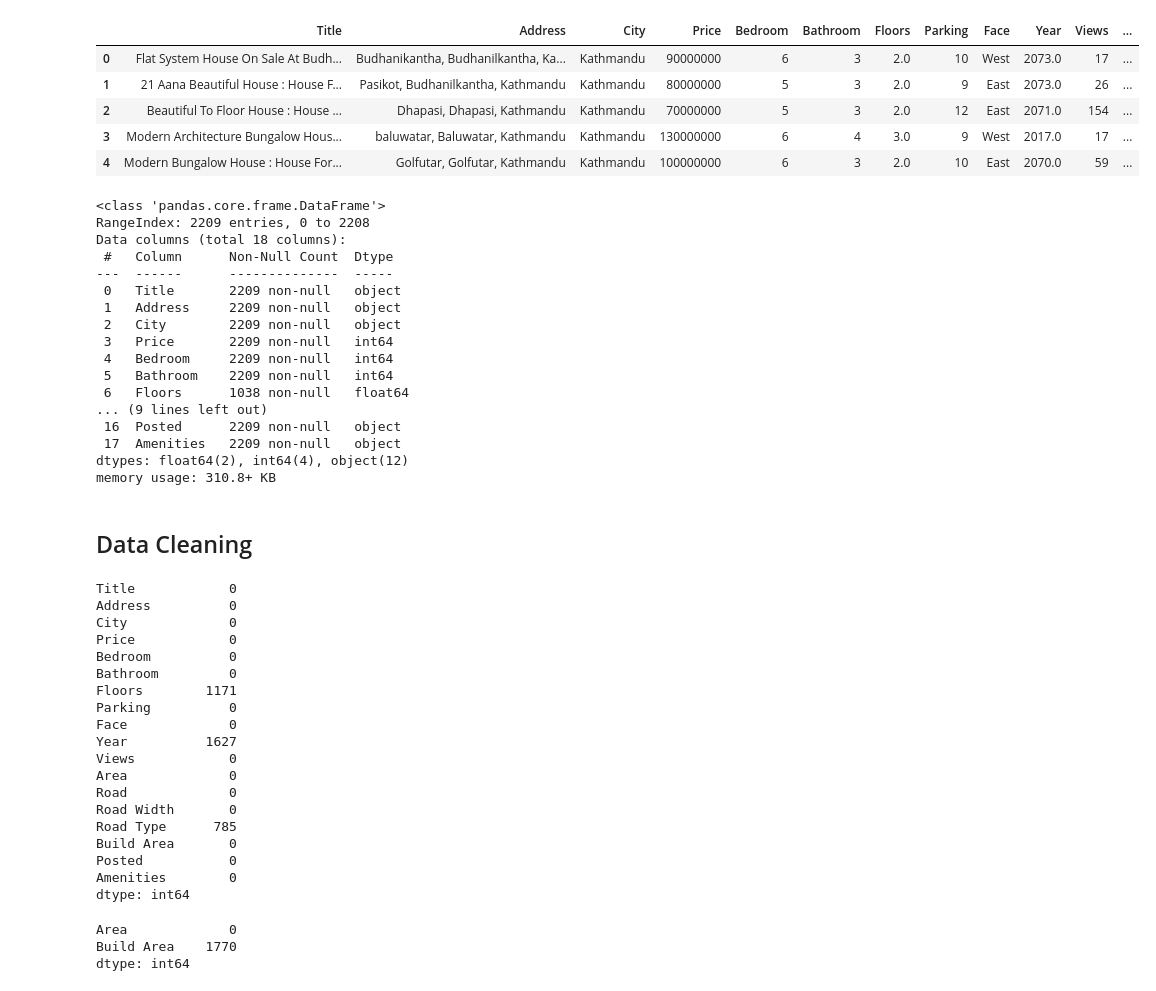
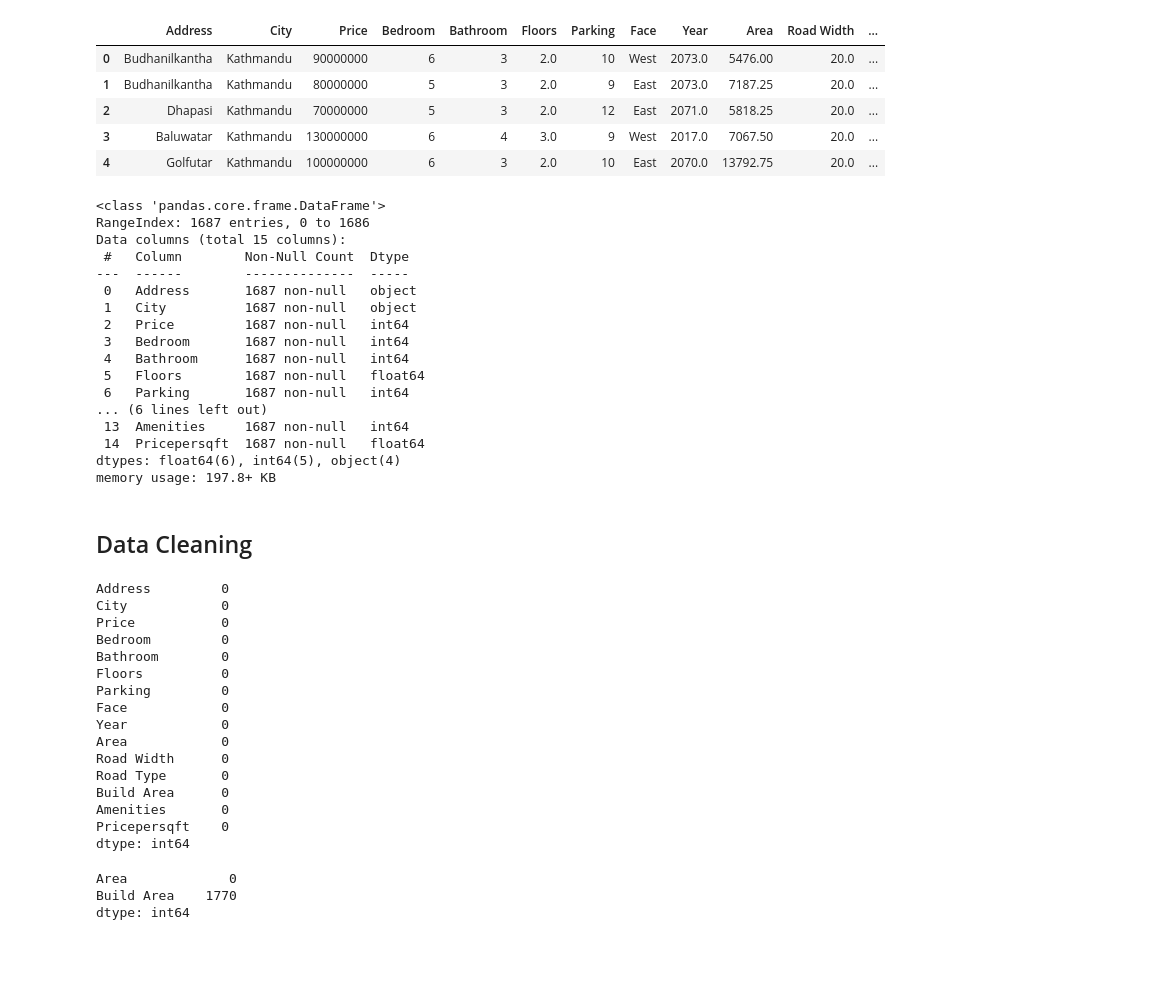
Before and after one commit to thenaivekid/House-Price-Prediction, a Jupyter notebook: housingPricePrediction.ipynb, the cells around one changed output. Cells and saved outputs as stored; diff of their text form; code cells hidden in the pictures; blank space fills up the shorter version.

```diff
--- a/housingPricePrediction.ipynb
+++ b/housingPricePrediction.ipynb
@@ -17,58 +14,55 @@ The tensorboard extension is already loaded. To reload it, use:
 # for tracking
 from tensorflow.keras.callbacks import TensorBoard
 # %%
-df = pd.read_csv('2020-4-27.csv')
+df = pd.read_csv('clean_data.csv')
 df.head()
 # %% [output]
-|  | Title | Address | City | Price | Bedroom | Bathroom | Floors | Parking | Face | Year | Views | ... |
-| 0 | Flat System House On Sale At Budh... | Budhanikantha, Budhanilkantha, Ka... | Kathmandu | 90000000 | 6 | 3 | 2.0 | 10 | West | 2073.0 | 17 | ... |
-| 1 | 21 Aana Beautiful House : House F... | Pasikot, Budhanilkantha, Kathmandu | Kathmandu | 80000000 | 5 | 3 | 2.0 | 9 | East | 2073.0 | 26 | ... |
-| 2 | Beautiful To Floor House : House ... | Dhapasi, Dhapasi, Kathmandu | Kathmandu | 70000000 | 5 | 3 | 2.0 | 12 | East | 2071.0 | 154 | ... |
-| 3 | Modern Architecture Bungalow Hous... | baluwatar, Baluwatar, Kathmandu | Kathmandu | 130000000 | 6 | 4 | 3.0 | 9 | West | 2017.0 | 17 | ... |
-| 4 | Modern Bungalow House : House For... | Golfutar, Golfutar, Kathmandu | Kathmandu | 100000000 | 6 | 3 | 2.0 | 10 | East | 2070.0 | 59 | ... |
+|  | Address | City | Price | Bedroom | Bathroom | Floors | Parking | Face | Year | Area | Road Width | ... |
+| 0 | Budhanilkantha | Kathmandu | 90000000 | 6 | 3 | 2.0 | 10 | West | 2073.0 | 5476.00 | 20.0 | ... |
+| 1 | Budhanilkantha | Kathmandu | 80000000 | 5 | 3 | 2.0 | 9 | East | 2073.0 | 7187.25 | 20.0 | ... |
+| 2 | Dhapasi | Kathmandu | 70000000 | 5 | 3 | 2.0 | 12 | East | 2071.0 | 5818.25 | 20.0 | ... |
+| 3 | Baluwatar | Kathmandu | 130000000 | 6 | 4 | 3.0 | 9 | West | 2017.0 | 7067.50 | 20.0 | ... |
+| 4 | Golfutar | Kathmandu | 100000000 | 6 | 3 | 2.0 | 10 | East | 2070.0 | 13792.75 | 20.0 | ... |
 # %%
 df.info()
 # %% [output]
 <class 'pandas.core.frame.DataFrame'>
-RangeIndex: 2209 entries, 0 to 2208
-Data columns (total 18 columns):
- #   Column      Non-Null Count  Dtype
----  ------      --------------  -----
- 0   Title       2209 non-null   object
- 1   Address     2209 non-null   object
- 2   City        2209 non-null   object
- 3   Price       2209 non-null   int64
- 4   Bedroom     2209 non-null   int64
- 5   Bathroom    2209 non-null   int64
- 6   Floors      1038 non-null   float64
-... (9 lines left out)
- 16  Posted      2209 non-null   object
- 17  Amenities   2209 non-null   object
-dtypes: float64(2), int64(4), object(12)
-memory usage: 310.8+ KB
+RangeIndex: 1687 entries, 0 to 1686
+Data columns (total 15 columns):
+ #   Column        Non-Null Count  Dtype
+---  ------        --------------  -----
+ 0   Address       1687 non-null   object
+ 1   City          1687 non-null   object
+ 2   Price         1687 non-null   int64
+ 3   Bedroom       1687 non-null   int64
+ 4   Bathroom      1687 non-null   int64
+ 5   Floors        1687 non-null   float64
+ 6   Parking       1687 non-null   int64
+... (6 lines left out)
+ 13  Amenities     1687 non-null   int64
+ 14  Pricepersqft  1687 non-null   float64
+dtypes: float64(6), int64(5), object(4)
+memory usage: 197.8+ KB
 # %% [markdown]
 ## Data Cleaning
 # %%
 null_counts = df.isnull().sum()
 null_counts
 # %% [output]
-Title            0
-Address          0
-City             0
-Price            0
-Bedroom          0
-Bathroom         0
-Floors        1171
-Parking          0
-Face             0
-Year          1627
-Views            0
-Area             0
-Road             0
-Road Width       0
-Road Type      785
-Build Area       0
-Posted           0
-Amenities        0
+Address         0
+City            0
+Price           0
+Bedroom         0
+Bathroom        0
+Floors          0
+Parking         0
+Face            0
+Year            0
+Area            0
+Road Width      0
+Road Type       0
+Build Area      0
+Amenities       0
+Pricepersqft    0
 dtype: int64
 # %%
```
Also changed, not shown: parts of 18 cells of this notebook, 1 other file.
